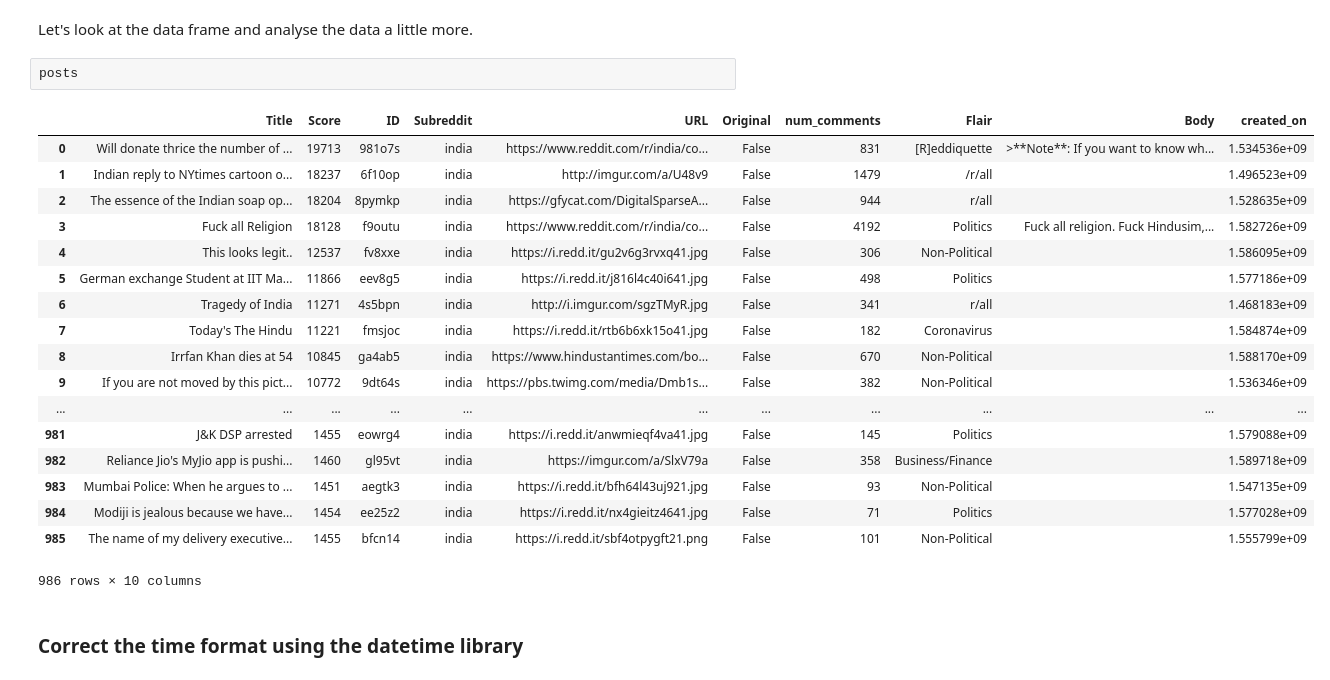
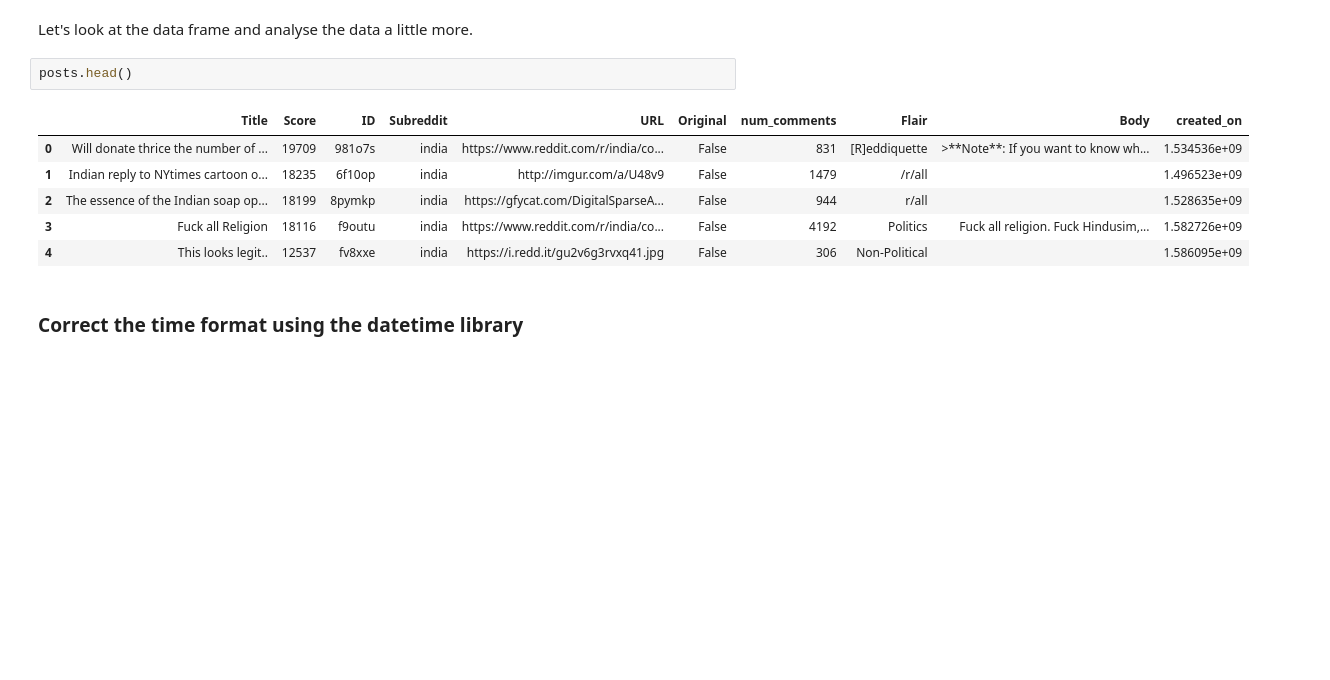
Before and after one commit to prakharrathi25/reddit-flair-predictor, a Jupyter notebook: notebooks/Collecting 'India' subreddit data.ipynb, the cells around one changed output. Saved outputs shown, nothing was run; the diff lists cells and outputs as text; blank space fills up the shorter version.

```diff
--- a/notebooks/Collecting 'India' subreddit data.ipynb
+++ b/notebooks/Collecting 'India' subreddit data.ipynb
@@ -80,26 +82,14 @@ posts = pd.DataFrame(posts, columns=features)
 # %% [markdown]
 Let's look at the data frame and analyse the data a little more.
 # %%
-posts
+posts.head()
 # %% [output]
 |  | Title | Score | ID | Subreddit | URL | Original | num_comments | Flair | Body | created_on |
-| 0 | Will donate thrice the number of ... | 19713 | 981o7s | india | https://www.reddit.com/r/india/co... | False | 831 | [R]eddiquette | >**Note**: If you want to know wh... | 1.534536e+09 |
-| 1 | Indian reply to NYtimes cartoon o... | 18237 | 6f10op | india | http://imgur.com/a/U48v9 | False | 1479 | /r/all |  | 1.496523e+09 |
-| 2 | The essence of the Indian soap op... | 18204 | 8pymkp | india | https://gfycat.com/DigitalSparseA... | False | 944 | r/all |  | 1.528635e+09 |
-| 3 | Fuck all Religion | 18128 | f9outu | india | https://www.reddit.com/r/india/co... | False | 4192 | Politics | Fuck all religion. Fuck Hindusim,... | 1.582726e+09 |
+| 0 | Will donate thrice the number of ... | 19709 | 981o7s | india | https://www.reddit.com/r/india/co... | False | 831 | [R]eddiquette | >**Note**: If you want to know wh... | 1.534536e+09 |
+| 1 | Indian reply to NYtimes cartoon o... | 18235 | 6f10op | india | http://imgur.com/a/U48v9 | False | 1479 | /r/all |  | 1.496523e+09 |
+| 2 | The essence of the Indian soap op... | 18199 | 8pymkp | india | https://gfycat.com/DigitalSparseA... | False | 944 | r/all |  | 1.528635e+09 |
+| 3 | Fuck all Religion | 18116 | f9outu | india | https://www.reddit.com/r/india/co... | False | 4192 | Politics | Fuck all religion. Fuck Hindusim,... | 1.582726e+09 |
 | 4 | This looks legit.. | 12537 | fv8xxe | india | https://i.redd.it/gu2v6g3rvxq41.jpg | False | 306 | Non-Political |  | 1.586095e+09 |
-| 5 | German exchange Student at IIT Ma... | 11866 | eev8g5 | india | https://i.redd.it/j816l4c40i641.jpg | False | 498 | Politics |  | 1.577186e+09 |
-| 6 | Tragedy of India | 11271 | 4s5bpn | india | http://i.imgur.com/sgzTMyR.jpg | False | 341 | r/all |  | 1.468183e+09 |
-| 7 | Today's The Hindu | 11221 | fmsjoc | india | https://i.redd.it/rtb6b6xk15o41.jpg | False | 182 | Coronavirus |  | 1.584874e+09 |
-| 8 | Irrfan Khan dies at 54 | 10845 | ga4ab5 | india | https://www.hindustantimes.com/bo... | False | 670 | Non-Political |  | 1.588170e+09 |
-| 9 | If you are not moved by this pict... | 10772 | 9dt64s | india | https://pbs.twimg.com/media/Dmb1s... | False | 382 | Non-Political |  | 1.536346e+09 |
-| ... | ... | ... | ... | ... | ... | ... | ... | ... | ... | ... |
-| 981 | J&K DSP arrested | 1455 | eowrg4 | india | https://i.redd.it/anwmieqf4va41.jpg | False | 145 | Politics |  | 1.579088e+09 |
-| 982 | Reliance Jio's MyJio app is pushi... | 1460 | gl95vt | india | https://imgur.com/a/SlxV79a | False | 358 | Business/Finance |  | 1.589718e+09 |
-| 983 | Mumbai Police: When he argues to ... | 1451 | aegtk3 | india | https://i.redd.it/bfh64l43uj921.jpg | False | 93 | Non-Political |  | 1.547135e+09 |
-| 984 | Modiji is jealous because we have... | 1454 | ee25z2 | india | https://i.redd.it/nx4gieitz4641.jpg | False | 71 | Politics |  | 1.577028e+09 |
-| 985 | The name of my delivery executive... | 1455 | bfcn14 | india | https://i.redd.it/sbf4otpygft21.png | False | 101 | Non-Political |  | 1.555799e+09 |
-986 rows × 10 columns
 # %% [markdown]
 ### Correct the time format using the datetime library
 # %%
```
Also changed, not shown: parts of 9 cells of this notebook.
